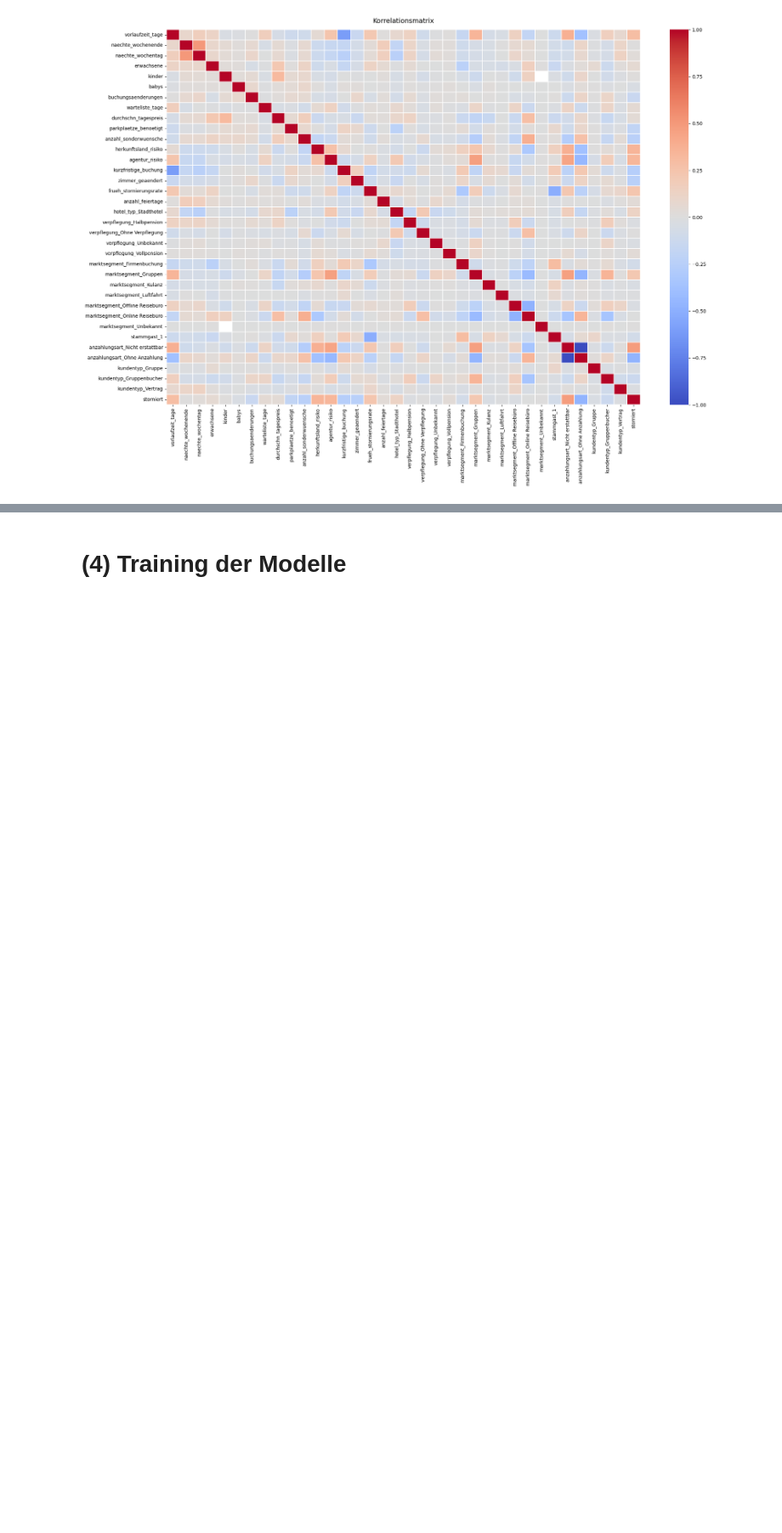
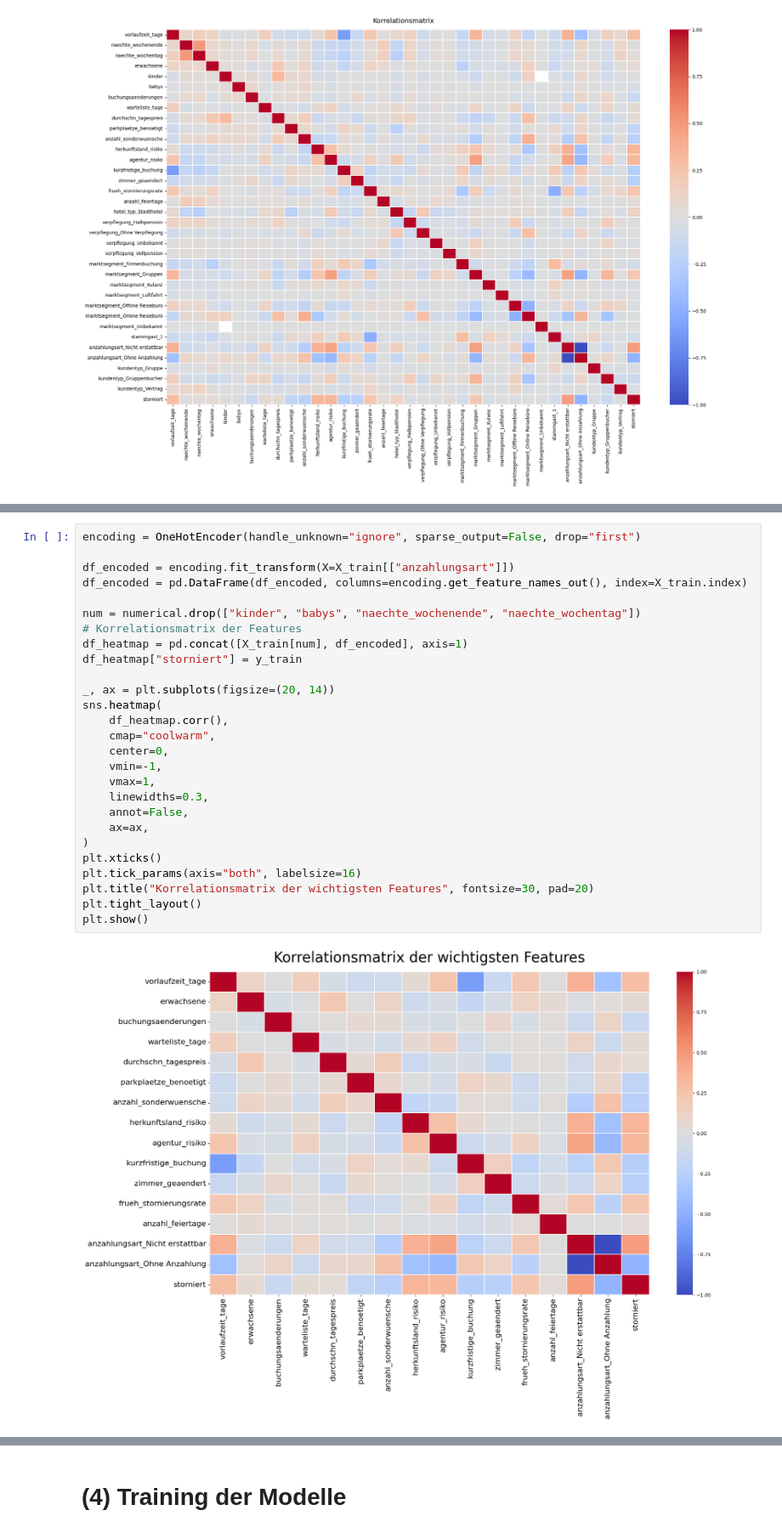
Before and after one commit to vasv1011/semester-3-projekte, a Jupyter notebook: ML/Projekt/project_corrected.ipynb, the cells around one changed output, grey strips where cells are left out. Shown at 85% size. Cells and saved outputs as stored; diff of their text form; blank space fills up the shorter version.

```diff
--- a/ML/Projekt/project_corrected.ipynb
+++ b/ML/Projekt/project_corrected.ipynb
@@ -573,3 +610,32 @@ Name: storniert, dtype: float64
+# %%
+encoding = OneHotEncoder(handle_unknown="ignore", sparse_output=False, drop="first")
+
+df_encoded = encoding.fit_transform(X=X_train[["anzahlungsart"]])
+df_encoded = pd.DataFrame(df_encoded, columns=encoding.get_feature_names_out(), index=X_train.index)
+
+num = numerical.drop(["kinder", "babys", "naechte_wochenende", "naechte_wochentag"])
+# Korrelationsmatrix der Features
+df_heatmap = pd.concat([X_train[num], df_encoded], axis=1)
+df_heatmap["storniert"] = y_train
+
+_, ax = plt.subplots(figsize=(20, 14))
+sns.heatmap(
+    df_heatmap.corr(),
+    cmap="coolwarm",
+    center=0,
+    vmin=-1,
+    vmax=1,
+    linewidths=0.3,
+    annot=False,
+    ax=ax,
+)
+plt.xticks()
+plt.tick_params(axis="both", labelsize=16)
+plt.title("Korrelationsmatrix der wichtigsten Features", fontsize=30, pad=20)
+plt.tight_layout()
+plt.show()
+# %% [output]
+[figure, added]
 # %%
 from sklearn.compose import ColumnTransformer
 from sklearn.impute import SimpleImputer
```
Also changed, not shown: parts of 10 cells of this notebook, 2 other files.
